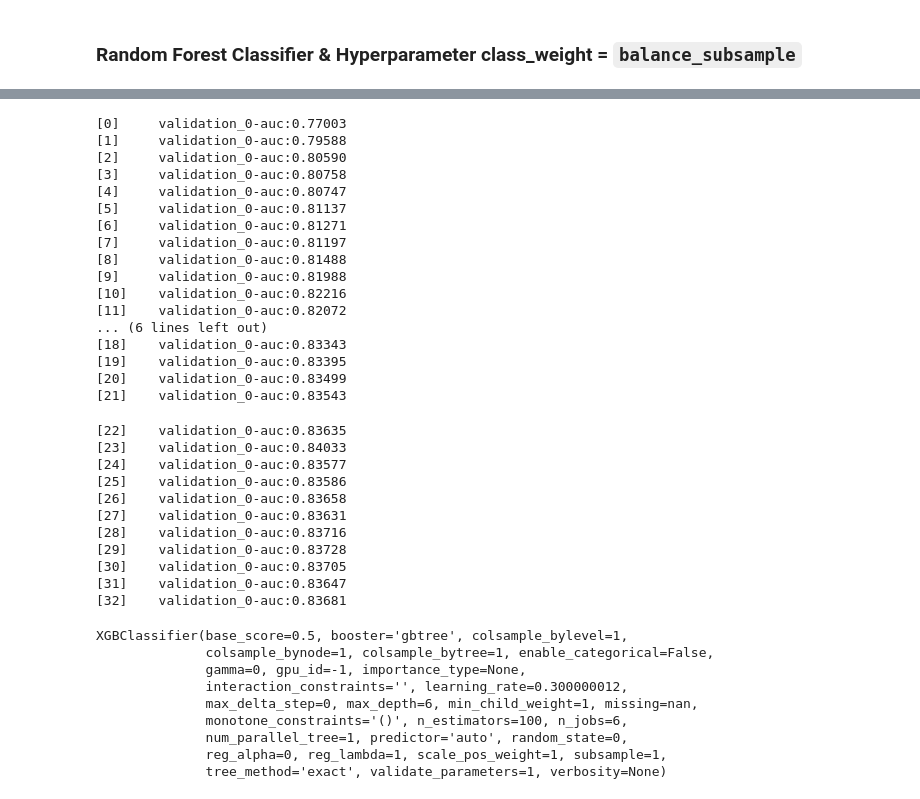
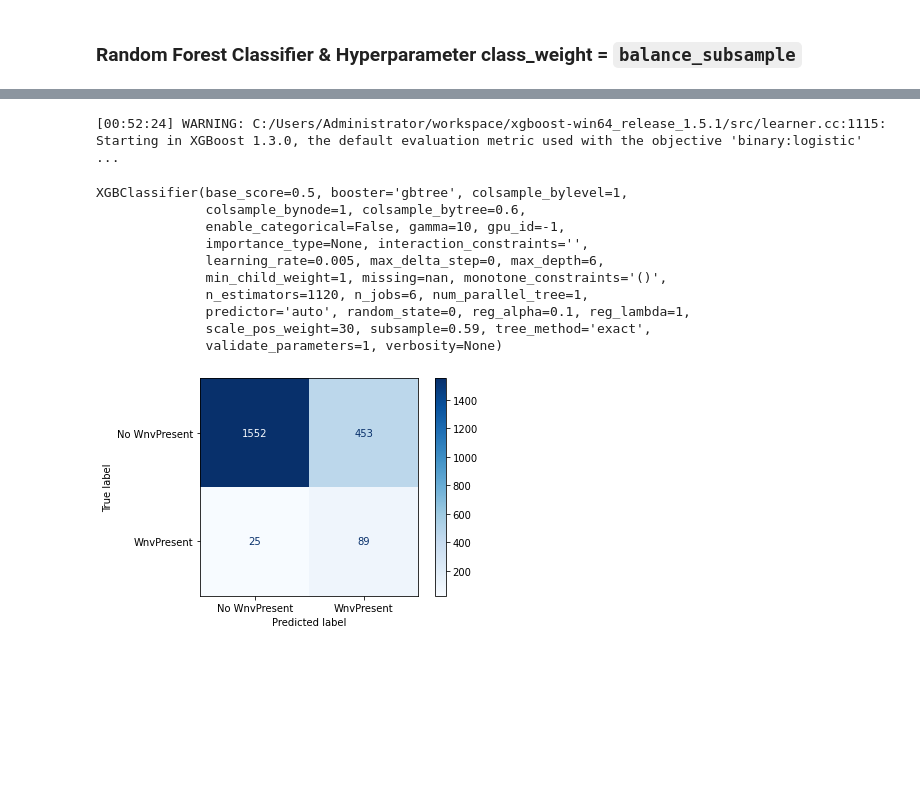
Before and after one commit to msamhz/GA-Project_4, a Jupyter notebook: code/2_Modelling.ipynb, the cells around one changed output, grey strips where cells are left out. Cells and saved outputs as stored; diff of their text form; code cells hidden in the pictures; blank space fills up the shorter version.

```diff
--- a/code/2_Modelling.ipynb
+++ b/code/2_Modelling.ipynb
@@ -486,56 +563,38 @@ summary_df
 # fit XGBoost on training data
 
 xbg_model = XGBClassifier(
-    scale_pos_weight = 1,
-    objective = 'binary:logistic'
+    scale_pos_weight=30,
+    learning_rate=0.005,
+    colsample_bytree = 0.6,
+    subsample = 0.59,
+    objective='binary:logistic',
+    n_estimators=1120,
+    reg_alpha = 0.1,
+    max_depth=6,
+    gamma=10,
 )
-eval_set = [(X_test,y_test)]
+
+
+eval_set = [(X_test_sc,y_test)]
 
 
 # use logloss for now
 xbg_model.fit(
-    X_train,
+    X_train_sc,
     y_train,
     early_stopping_rounds=10,
-    eval_metric= 'auc',
     eval_set=eval_set,
-    verbose = True,
+    verbose = False,
 )
 # %% [output]
-[0]     validation_0-auc:0.77003
-[1]     validation_0-auc:0.79588
-[2]     validation_0-auc:0.80590
-[3]     validation_0-auc:0.80758
-[4]     validation_0-auc:0.80747
-[5]     validation_0-auc:0.81137
-[6]     validation_0-auc:0.81271
-[7]     validation_0-auc:0.81197
-[8]     validation_0-auc:0.81488
-[9]     validation_0-auc:0.81988
-[10]    validation_0-auc:0.82216
-[11]    validation_0-auc:0.82072
-... (6 lines left out)
-[18]    validation_0-auc:0.83343
-[19]    validation_0-auc:0.83395
-[20]    validation_0-auc:0.83499
-[21]    validation_0-auc:0.83543
+[00:52:24] WARNING: C:/Users/Administrator/workspace/xgboost-win64_release_1.5.1/src/learner.cc:1115: Starting in XGBoost 1.3.0, the default evaluation metric used with the objective 'binary:logistic' ...
-[22]    validation_0-auc:0.83635
-[23]    validation_0-auc:0.84033
-[24]    validation_0-auc:0.83577
-[25]    validation_0-auc:0.83586
-[26]    validation_0-auc:0.83658
-[27]    validation_0-auc:0.83631
-[28]    validation_0-auc:0.83716
-[29]    validation_0-auc:0.83728
-[30]    validation_0-auc:0.83705
-[31]    validation_0-auc:0.83647
-[32]    validation_0-auc:0.83681
+XGBClassifier(base_score=0.5, booster='gbtree', colsample_bylevel=1,
+              colsample_bynode=1, colsample_bytree=0.6,
+              enable_categorical=False, gamma=10, gpu_id=-1,
+              importance_type=None, interaction_constraints='',
+              learning_rate=0.005, max_delta_step=0, max_depth=6,
+              min_child_weight=1, missing=nan, monotone_constraints='()',
+              n_estimators=1120, n_jobs=6, num_parallel_tree=1,
+              predictor='auto', random_state=0, reg_alpha=0.1, reg_lambda=1,
+              scale_pos_weight=30, subsample=0.59, tree_method='exact',
+              validate_parameters=1, verbosity=None)
-XGBClassifier(base_score=0.5, booster='gbtree', colsample_bylevel=1,
-              colsample_bynode=1, colsample_bytree=1, enable_categorical=False,
-              gamma=0, gpu_id=-1, importance_type=None,
-              interaction_constraints='', learning_rate=0.300000012,
-              max_delta_step=0, max_depth=6, min_child_weight=1, missing=nan,
-              monotone_constraints='()', n_estimators=100, n_jobs=6,
-              num_parallel_tree=1, predictor='auto', random_state=0,
-              reg_alpha=0, reg_lambda=1, scale_pos_weight=1, subsample=1,
-              tree_method='exact', validate_parameters=1, verbosity=None)
@@ -545,0 +616,6 @@ predictions = xbg_model.predict(X_test)
+# %%
+# Plot Confusion matrix
+plot_confusion_matrix(xbg_model, X_test_sc, y_test, cmap='Blues',
+                      values_format='d', display_labels=['No WnvPresent', 'WnvPresent']);
+# %% [output]
+[figure, added]
```
Also changed, not shown: parts of 50 cells of this notebook.
